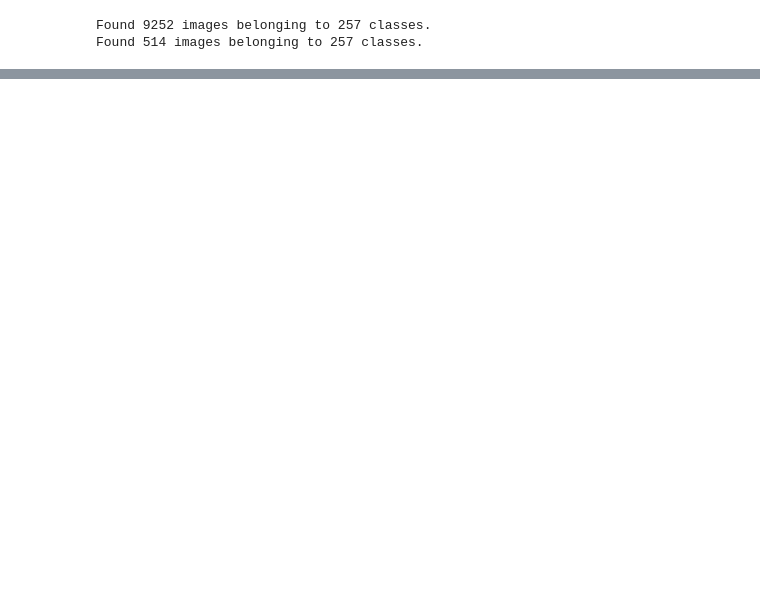
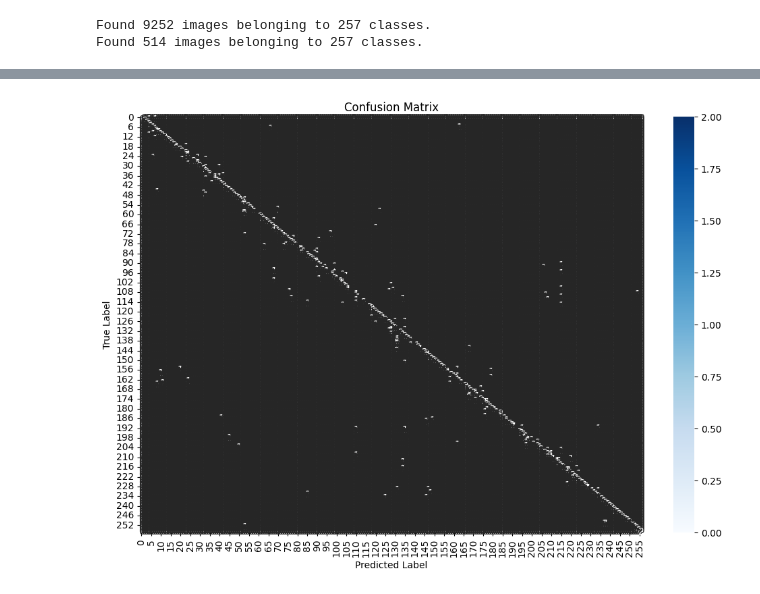
Before and after one commit to VincentLimarus/fingerprint-recognition, a Jupyter notebook: src/test.ipynb, the cells around one changed output, grey strips where cells are left out. Cells and saved outputs as stored; diff of their text form; code cells hidden in the pictures; blank space fills up the shorter version.

Commit message:
80:20 new test

```diff
--- a/src/test.ipynb
+++ b/src/test.ipynb
@@ -89,7 +89,7 @@ predictions = Dense(NUM_CLASSES, activation='softmax',
 model = Model(inputs=base_model.input, outputs=predictions)
 model.compile(optimizer=Adam(1e-4), loss='sparse_categorical_crossentropy', metrics=['accuracy'])
 
-lr_scheduler = ReduceLROnPlateau(monitor='val_accuracy', patience=3, factor=0.5, min_lr=1e-7)
+lr_scheduler = ReduceLROnPlateau(monitor='val_loss', patience=3, factor=0.5, min_lr=1e-7)
 
 early_stopping = EarlyStopping(
     monitor='val_accuracy',
@@ -164,0 +221,33 @@ Successfully installed imageio-2.37.0 lazy-loader-0.4 networkx-3.2.1 scikit-imag
+# %%
+# run abis code block bawah
+import seaborn as sns
+import matplotlib.pyplot as plt
+y_true = []
+y_pred = []
+
+test_generator.reset()
+steps = int(np.ceil(test_generator.samples / test_generator.batch_size))
+
+for _ in range(steps):
+    x_batch, y_batch = next(test_generator)
+
+    if y_batch.ndim > 1:
+        y_true.extend(np.argmax(y_batch, axis=1))
+    else:
+        y_true.extend(y_batch)
+
+    preds = model.predict(x_batch)
+    y_pred.extend(np.argmax(preds, axis=1))
+
+y_true = np.array(y_true)
+y_pred = np.array(y_pred)
+
+cm = confusion_matrix(y_true, y_pred)
+
+plt.figure(figsize=(12, 8))
+sns.heatmap(cm, annot=True, fmt='d', cmap="Blues", linewidths=0.5, linecolor='gray')
+plt.xlabel("Predicted Label")
+plt.ylabel("True Label")
+plt.title("Confusion Matrix")
+plt.show()
+# %% [output]
@@ -164,0 +271 @@ Successfully installed imageio-2.37.0 lazy-loader-0.4 networkx-3.2.1 scikit-imag
+[figure, added]
```
Also changed, not shown: parts of 6 cells of this notebook, 1 other file.
